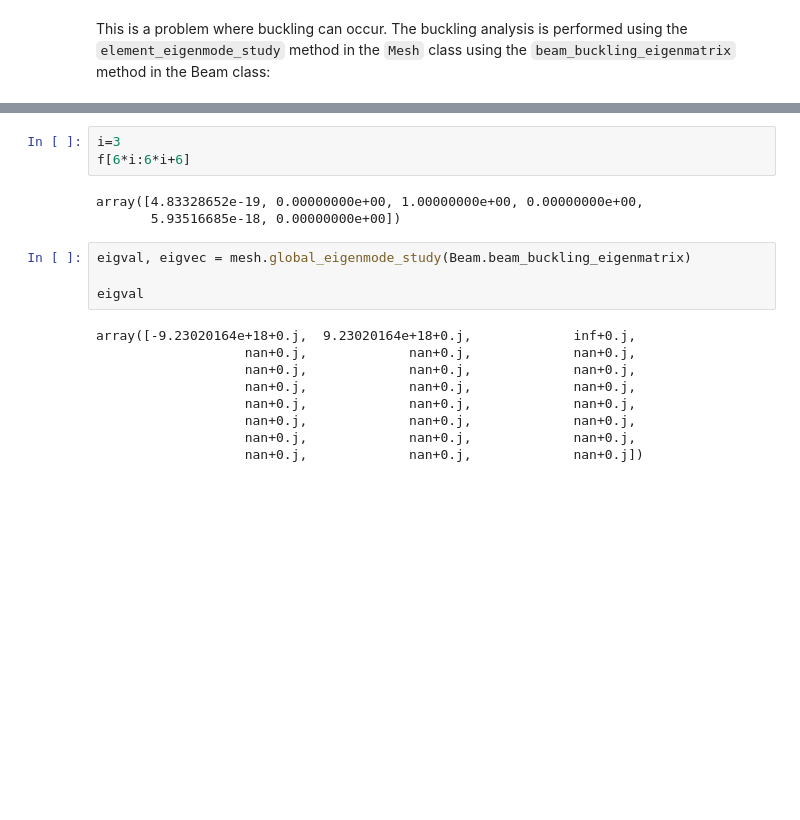
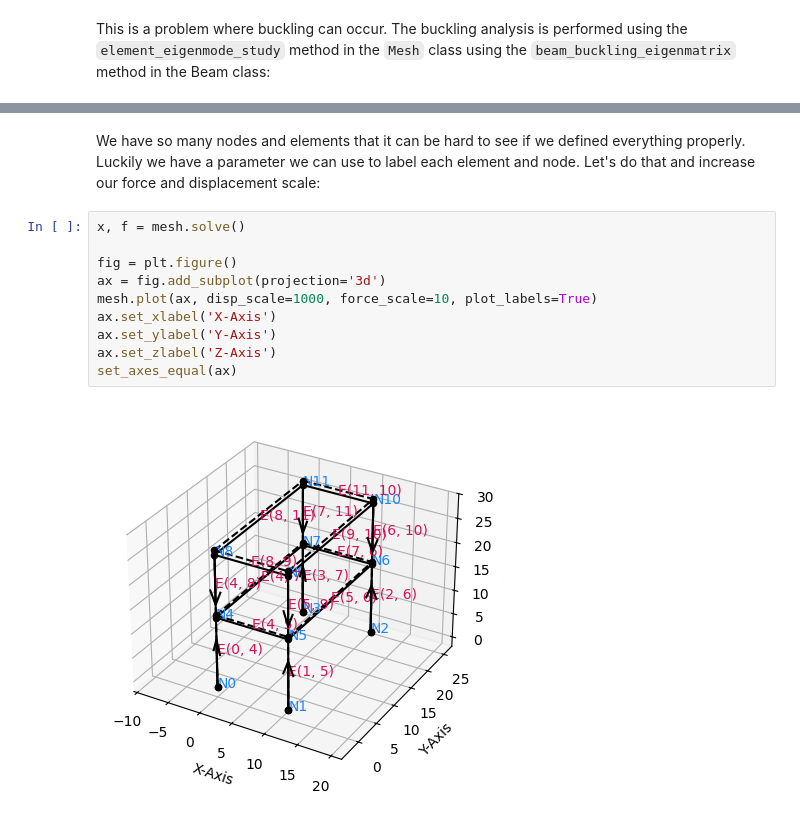
Before and after one commit to rtengle/me700-hw2, a Jupyter notebook: tutorial/tutorial.ipynb, the cells around one changed output, grey strips where cells are left out. Cells and saved outputs as stored; diff of their text form; blank space fills up the shorter version.

```diff
--- a/tutorial/tutorial.ipynb
+++ b/tutorial/tutorial.ipynb
@@ -335,19 +327,14 @@ plt.show()
-# %%
-i=3
-f[6*i:6*i+6]
-# %% [output]
-array([4.83328652e-19, 0.00000000e+00, 1.00000000e+00, 0.00000000e+00,
-       5.93516685e-18, 0.00000000e+00])
-# %%
-eigval, eigvec = mesh.global_eigenmode_study(Beam.beam_buckling_eigenmatrix)
-
-eigval
-# %% [output]
-array([-9.23020164e+18+0.j,  9.23020164e+18+0.j,             inf+0.j,
-                   nan+0.j,             nan+0.j,             nan+0.j,
-                   nan+0.j,             nan+0.j,             nan+0.j,
-                   nan+0.j,             nan+0.j,             nan+0.j,
-                   nan+0.j,             nan+0.j,             nan+0.j,
-                   nan+0.j,             nan+0.j,             nan+0.j,
-                   nan+0.j,             nan+0.j,             nan+0.j,
-                   nan+0.j,             nan+0.j,             nan+0.j])
+# %% [markdown]
+We have so many nodes and elements that it can be hard to see if we defined everything properly. Luckily we have a parameter we can use to label each element and node. Let's do that and increase our force and displacement scale:
+# %%
+x, f = mesh.solve()
+
+fig = plt.figure()
+ax = fig.add_subplot(projection='3d')
+mesh.plot(ax, disp_scale=1000, force_scale=10, plot_labels=True)
+ax.set_xlabel('X-Axis')
+ax.set_ylabel('Y-Axis')
+ax.set_zlabel('Z-Axis')
+set_axes_equal(ax)
+# %% [output]
+[figure, added]
```
Also changed, not shown: parts of 21 cells of this notebook, 2 other files.
